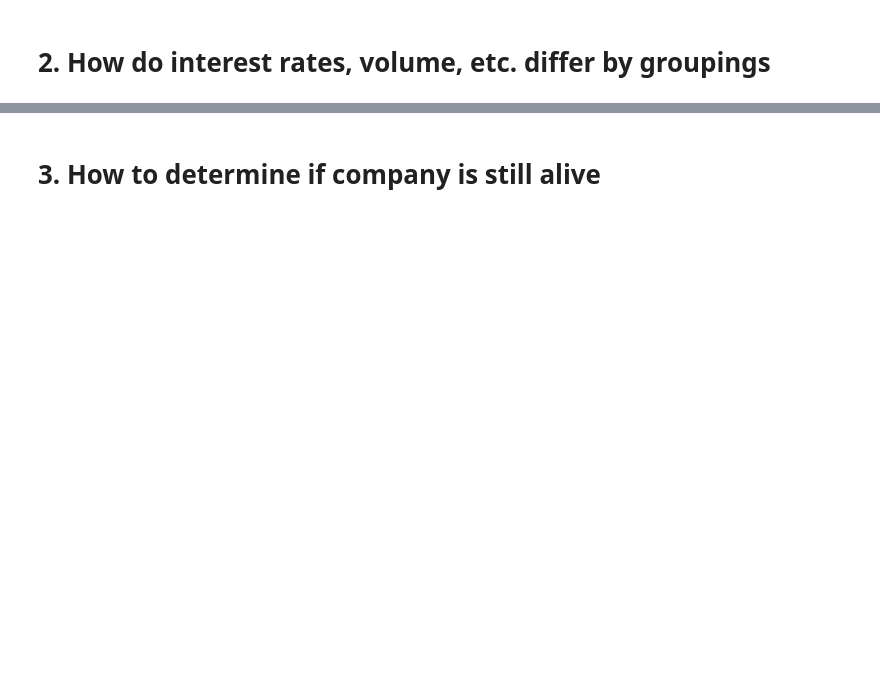
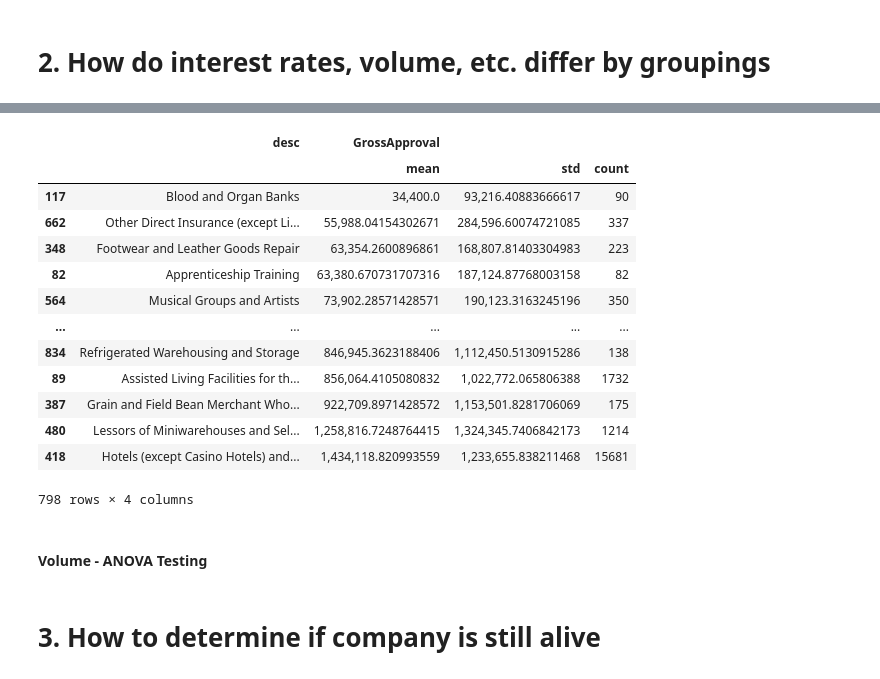
Before and after one commit to antonstorozhilov/sba_experiment, a Jupyter notebook: SBA Lending Data Analysis.ipynb, the cells around one changed output, grey strips where cells are left out. Cells and saved outputs as stored; diff of their text form; code cells hidden in the pictures; blank space fills up the shorter version.

```diff
--- a/SBA Lending Data Analysis.ipynb
+++ b/SBA Lending Data Analysis.ipynb
@@ -88,0 +143,22 @@ Index(['BorrName', 'BorrStreet', 'BorrCity', 'BorrState', 'BorrZip',
+# %%
+amount_df = lend_df[~lend_df["GrossApproval"].isnull()][['BorrName', 'GrossApproval', 'ApprovalDate', 'FirstDisbursementDate', 'code', 'desc']]
+# %%
+amount_group = amount_df[['desc', 'GrossApproval']].groupby('desc', as_index=False).agg(
+                      {'GrossApproval':['mean','std', 'count']})
+# %%
+amount_group[amount_group[('GrossApproval','count')] > 50].sort_values([('GrossApproval','mean')])
+# %% [output]
+|  | desc | GrossApproval |  |  |
+|  |  | mean | std | count |
+| 117 | Blood and Organ Banks | 34,400.0 | 93,216.40883666617 | 90 |
+| 662 | Other Direct Insurance (except Li... | 55,988.04154302671 | 284,596.60074721085 | 337 |
+| 348 | Footwear and Leather Goods Repair | 63,354.2600896861 | 168,807.81403304983 | 223 |
+| 82 | Apprenticeship Training | 63,380.670731707316 | 187,124.87768003158 | 82 |
+| 564 | Musical Groups and Artists | 73,902.28571428571 | 190,123.3163245196 | 350 |
+| ... | ... | ... | ... | ... |
+| 834 | Refrigerated Warehousing and Storage | 846,945.3623188406 | 1,112,450.5130915286 | 138 |
+| 89 | Assisted Living Facilities for th... | 856,064.4105080832 | 1,022,772.065806388 | 1732 |
+| 387 | Grain and Field Bean Merchant Who... | 922,709.8971428572 | 1,153,501.8281706069 | 175 |
+| 480 | Lessors of Miniwarehouses and Sel... | 1,258,816.7248764415 | 1,324,345.7406842173 | 1214 |
+| 418 | Hotels (except Casino Hotels) and... | 1,434,118.820993559 | 1,233,655.838211468 | 15681 |
+798 rows × 4 columns
@@ -88,0 +167,2 @@ Index(['BorrName', 'BorrStreet', 'BorrCity', 'BorrState', 'BorrZip',
+# %% [markdown]
+#### Volume - ANOVA Testing
```
Also changed, not shown: parts of 23 cells of this notebook.
